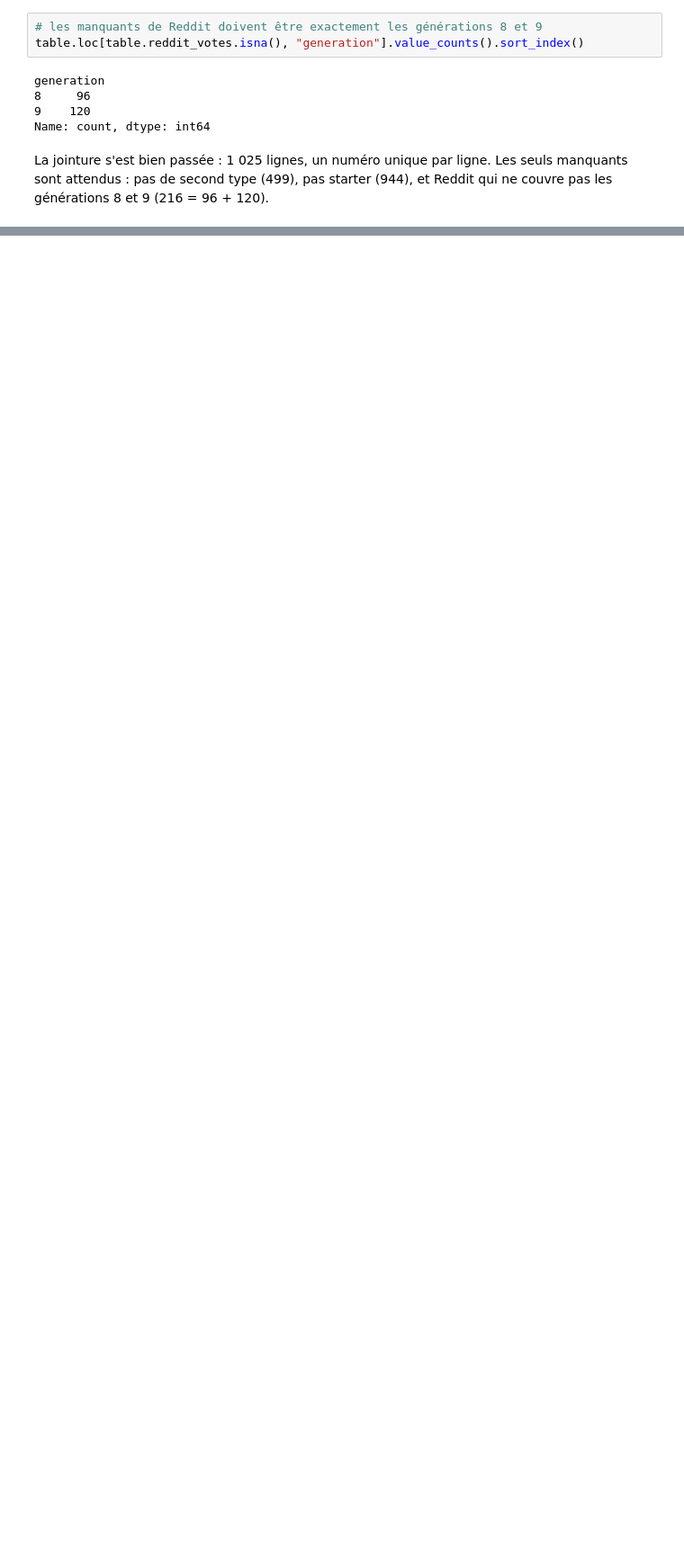
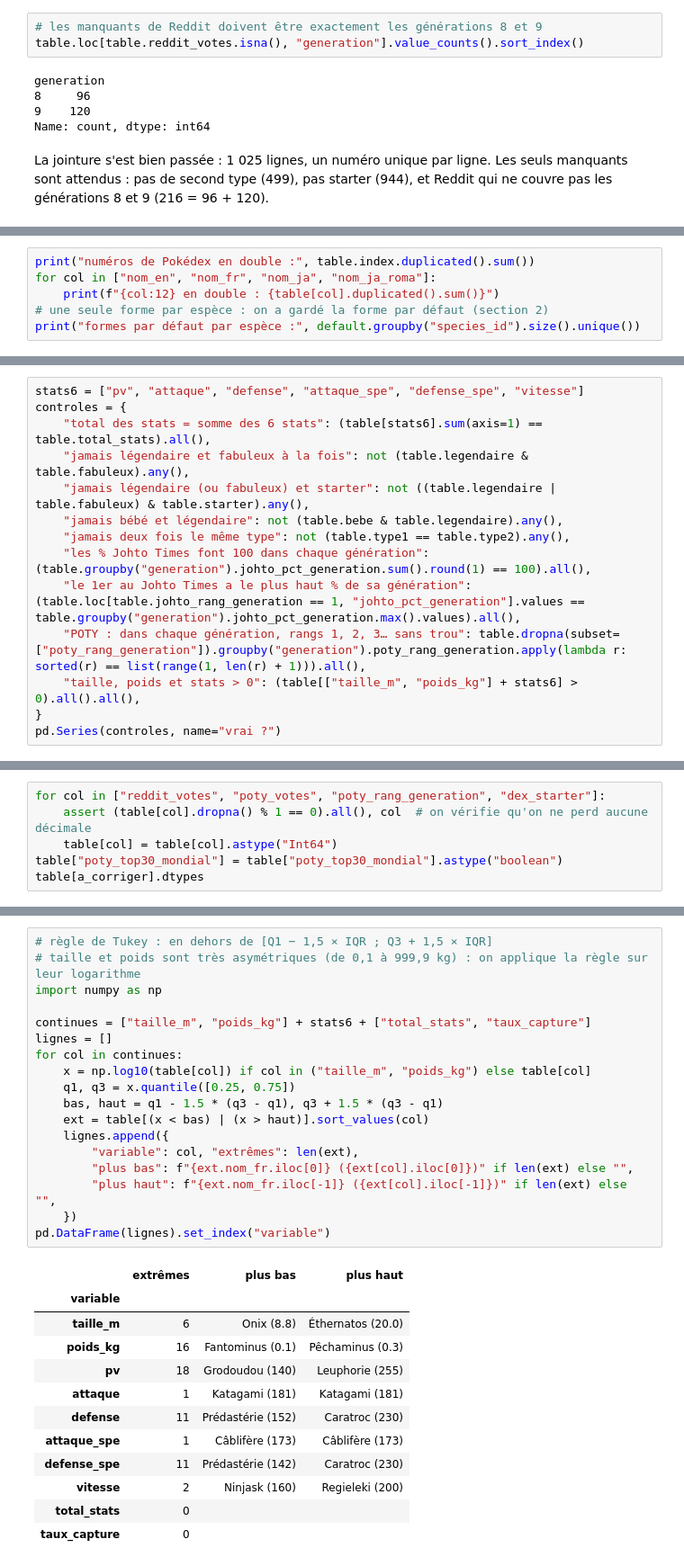
Before and after one commit to Kez0X/projet_pokemon, a Jupyter notebook: notebooks/01_table_maitre.ipynb, the cells around one changed output, grey strips where cells are left out. Shown at 90% size. Saved outputs shown, nothing was run; the diff lists cells and outputs as text; blank space fills up the shorter version.

Commit message:
ANALYSE : notebook 01 mis à jour (Pokémon of the Year 2020 dans la table maître, rang dans la génération, contrôles de qualité : types entiers, poids plafonné)

```diff
--- a/notebooks/01_table_maitre.ipynb
+++ b/notebooks/01_table_maitre.ipynb
@@ -600,0 +756,6 @@ dtype: object
+# %%
+print("numéros de Pokédex en double :", table.index.duplicated().sum())
+for col in ["nom_en", "nom_fr", "nom_ja", "nom_ja_roma"]:
+    print(f"{col:12} en double : {table[col].duplicated().sum()}")
+# une seule forme par espèce : on a gardé la forme par défaut (section 2)
+print("formes par défaut par espèce :", default.groupby("species_id").size().unique())
@@ -600,0 +811,14 @@ dtype: object
+# %%
+stats6 = ["pv", "attaque", "defense", "attaque_spe", "defense_spe", "vitesse"]
+controles = {
+    "total des stats = somme des 6 stats": (table[stats6].sum(axis=1) == table.total_stats).all(),
+    "jamais légendaire et fabuleux à la fois": not (table.legendaire & table.fabuleux).any(),
+    "jamais légendaire (ou fabuleux) et starter": not ((table.legendaire | table.fabuleux) & table.starter).any(),
+    "jamais bébé et légendaire": not (table.bebe & table.legendaire).any(),
+    "jamais deux fois le même type": not (table.type1 == table.type2).any(),
+    "les % Johto Times font 100 dans chaque génération": (table.groupby("generation").johto_pct_generation.sum().round(1) == 100).all(),
+    "le 1er au Johto Times a le plus haut % de sa génération": (table.loc[table.johto_rang_generation == 1, "johto_pct_generation"].values == table.groupby("generation").johto_pct_generation.max().values).all(),
+    "POTY : dans chaque génération, rangs 1, 2, 3… sans trou": table.dropna(subset=["poty_rang_generation"]).groupby("generation").poty_rang_generation.apply(lambda r: sorted(r) == list(range(1, len(r) + 1))).all(),
+    "taille, poids et stats > 0": (table[["taille_m", "poids_kg"] + stats6] > 0).all().all(),
+}
+pd.Series(controles, name="vrai ?")
@@ -600,0 +853,6 @@ dtype: object
+# %%
+for col in ["reddit_votes", "poty_votes", "poty_rang_generation", "dex_starter"]:
+    assert (table[col].dropna() % 1 == 0).all(), col  # on vérifie qu'on ne perd aucune décimale
+    table[col] = table[col].astype("Int64")
+table["poty_top30_mondial"] = table["poty_top30_mondial"].astype("boolean")
+table[a_corriger].dtypes
@@ -600,0 +878,31 @@ dtype: object
+# %%
+# règle de Tukey : en dehors de [Q1 − 1,5 × IQR ; Q3 + 1,5 × IQR]
+# taille et poids sont très asymétriques (de 0,1 à 999,9 kg) : on applique la règle sur leur logarithme
+import numpy as np
+
+continues = ["taille_m", "poids_kg"] + stats6 + ["total_stats", "taux_capture"]
+lignes = []
+for col in continues:
+    x = np.log10(table[col]) if col in ("taille_m", "poids_kg") else table[col]
+    q1, q3 = x.quantile([0.25, 0.75])
+    bas, haut = q1 - 1.5 * (q3 - q1), q3 + 1.5 * (q3 - q1)
+    ext = table[(x < bas) | (x > haut)].sort_values(col)
+    lignes.append({
+        "variable": col, "extrêmes": len(ext),
+        "plus bas": f"{ext.nom_fr.iloc[0]} ({ext[col].iloc[0]})" if len(ext) else "",
+        "plus haut": f"{ext.nom_fr.iloc[-1]} ({ext[col].iloc[-1]})" if len(ext) else "",
+    })
+pd.DataFrame(lignes).set_index("variable")
+# %% [output]
+|  | extrêmes | plus bas | plus haut |
+| variable |  |  |  |
+| taille_m | 6 | Onix (8.8) | Éthernatos (20.0) |
+| poids_kg | 16 | Fantominus (0.1) | Pêchaminus (0.3) |
+| pv | 18 | Grodoudou (140) | Leuphorie (255) |
+| attaque | 1 | Katagami (181) | Katagami (181) |
+| defense | 11 | Prédastérie (152) | Caratroc (230) |
+| attaque_spe | 1 | Câblifère (173) | Câblifère (173) |
+| defense_spe | 11 | Prédastérie (142) | Caratroc (230) |
+| vitesse | 2 | Ninjask (160) | Regieleki (200) |
+| total_stats | 0 |  |  |
+| taux_capture | 0 |  |  |
```
Also changed, not shown: parts of 43 cells of this notebook.
